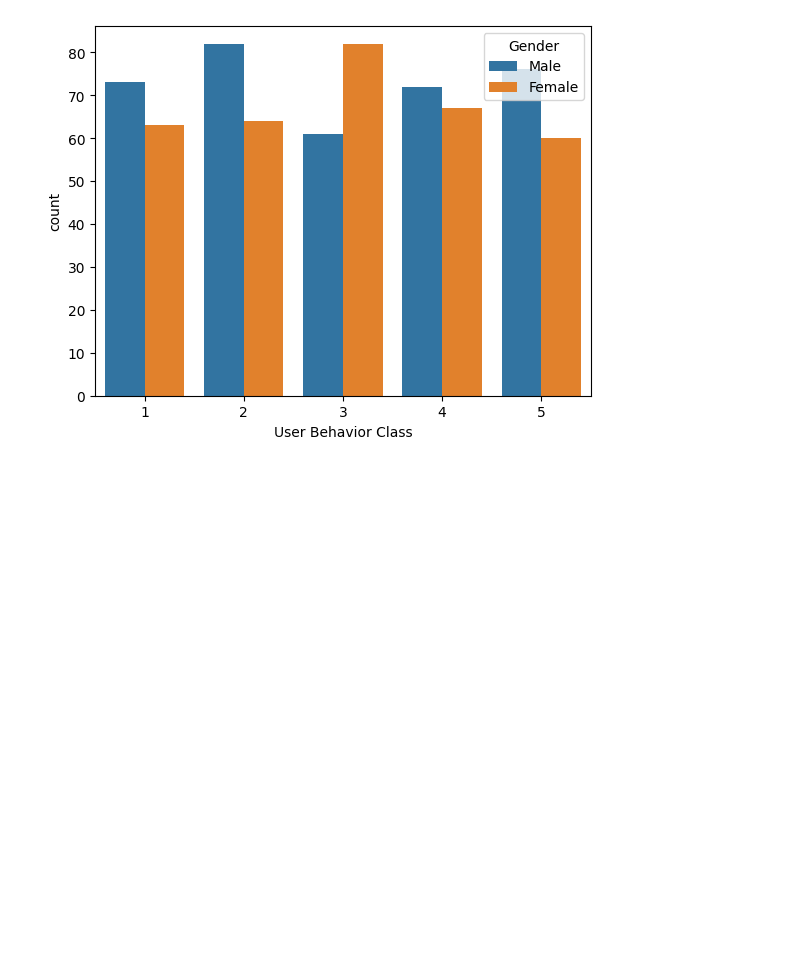
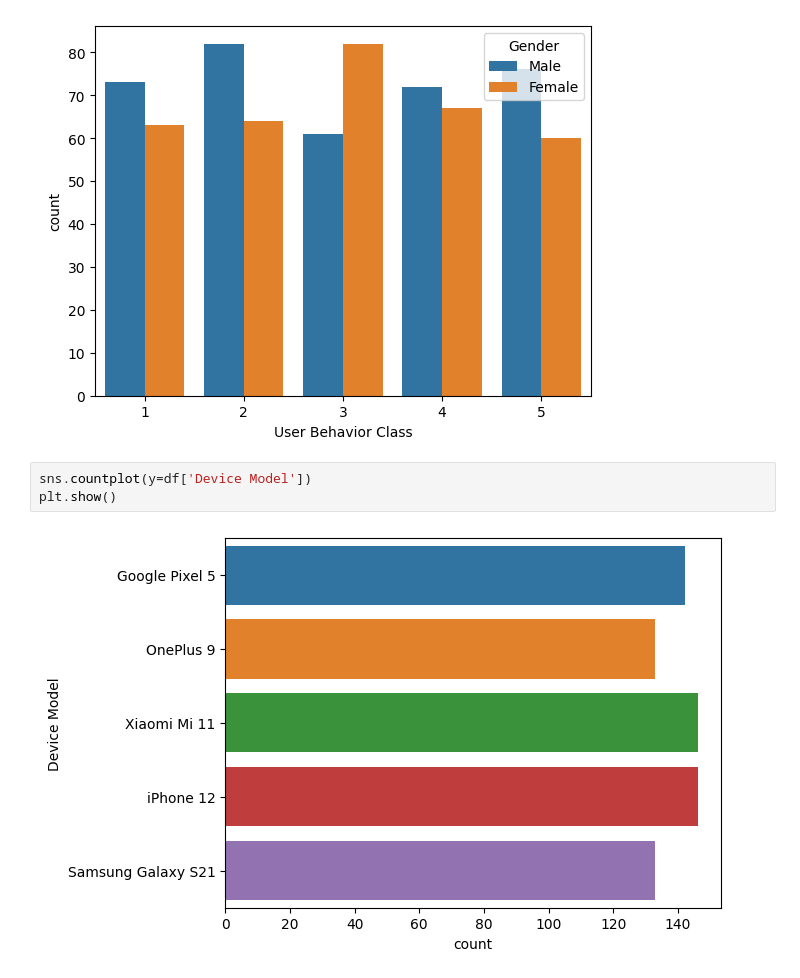
Before and after one commit to PARTHIBAN-007/Kaggle, a Jupyter notebook: Mobile Battery Usage.ipynb, the cells around one changed output. Saved outputs shown, nothing was run; the diff lists cells and outputs as text; blank space fills up the shorter version.

```diff
--- a/Mobile Battery Usage.ipynb
+++ b/Mobile Battery Usage.ipynb
@@ -40,6 +72,11 @@ sns.countplot(x=df['User Behavior Class'],hue=df['Gender'])
 # %% [output]
 <Axes: xlabel='User Behavior Class', ylabel='count'>
 [figure]
+# %%
+sns.countplot(y=df['Device Model'])
+plt.show()
+# %% [output]
+[figure, added]
 # %%
 plt.figure(figsize=(12,8))
 i = 0
```
Also changed, not shown: parts of 5 cells of this notebook.
